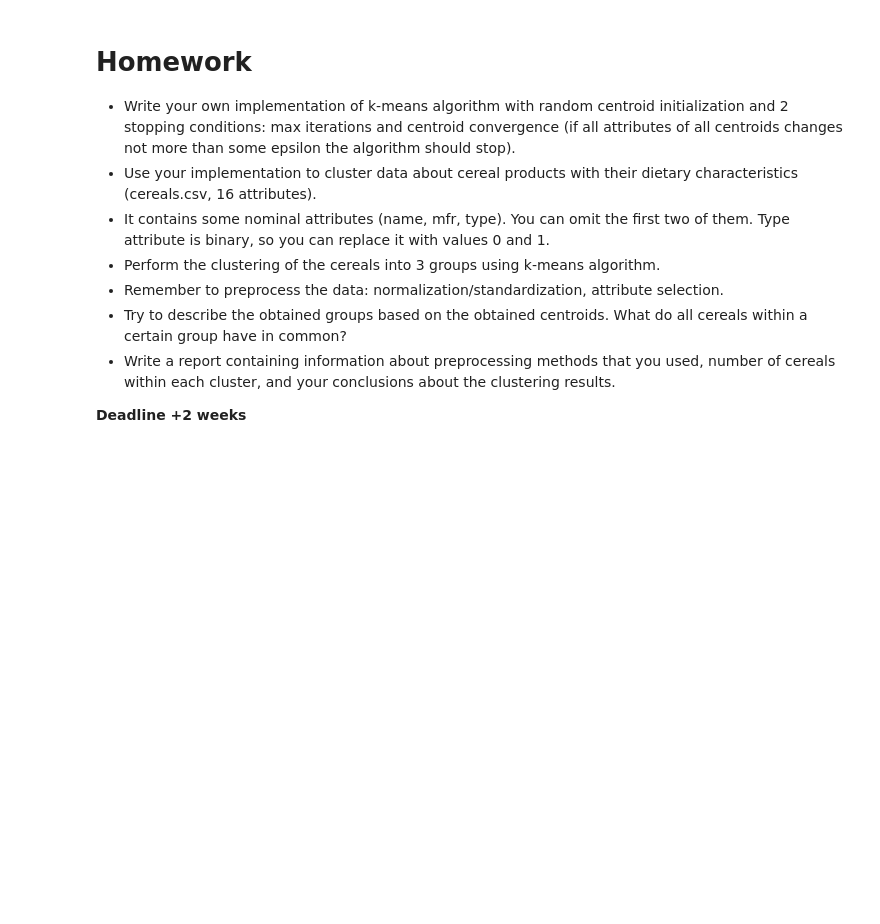
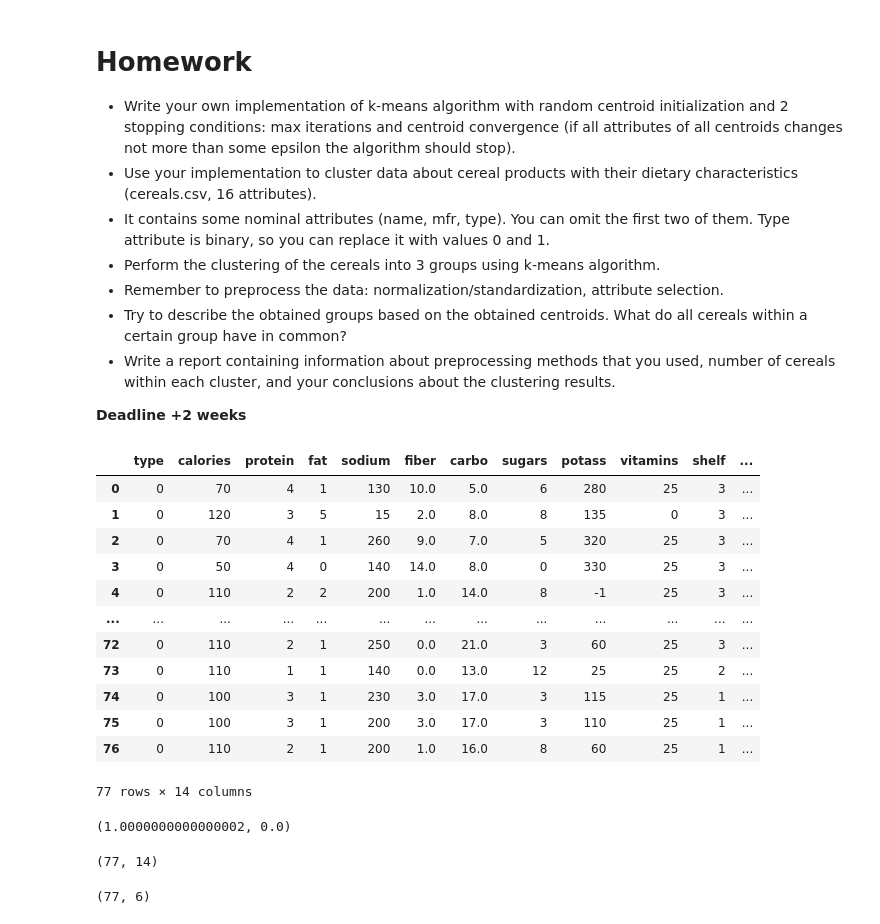
Before and after one commit to kamil271e/snum-lab, a Jupyter notebook: lab4_kmeans/k-means_exercises.ipynb, the cells around one changed output. Cells and saved outputs as stored; diff of their text form; code cells hidden in the pictures; blank space fills up the shorter version.

```diff
--- a/lab4_kmeans/k-means_exercises.ipynb
+++ b/lab4_kmeans/k-means_exercises.ipynb
@@ -177,0 +201,40 @@ data.head()
+# %%
+X = pd.read_csv('cereal.csv')
+X = X.drop(['name', 'mfr'], axis=1)
+types = X.type.unique()
+X.loc[X['type'] == types[0], 'type'] = 0
+X.loc[X['type'] == types[1], 'type'] = 1
+X
+# %% [output]
+|  | type | calories | protein | fat | sodium | fiber | carbo | sugars | potass | vitamins | shelf | ... |
+| 0 | 0 | 70 | 4 | 1 | 130 | 10.0 | 5.0 | 6 | 280 | 25 | 3 | ... |
+| 1 | 0 | 120 | 3 | 5 | 15 | 2.0 | 8.0 | 8 | 135 | 0 | 3 | ... |
+| 2 | 0 | 70 | 4 | 1 | 260 | 9.0 | 7.0 | 5 | 320 | 25 | 3 | ... |
+| 3 | 0 | 50 | 4 | 0 | 140 | 14.0 | 8.0 | 0 | 330 | 25 | 3 | ... |
+| 4 | 0 | 110 | 2 | 2 | 200 | 1.0 | 14.0 | 8 | -1 | 25 | 3 | ... |
+| ... | ... | ... | ... | ... | ... | ... | ... | ... | ... | ... | ... | ... |
+| 72 | 0 | 110 | 2 | 1 | 250 | 0.0 | 21.0 | 3 | 60 | 25 | 3 | ... |
+| 73 | 0 | 110 | 1 | 1 | 140 | 0.0 | 13.0 | 12 | 25 | 25 | 2 | ... |
+| 74 | 0 | 100 | 3 | 1 | 230 | 3.0 | 17.0 | 3 | 115 | 25 | 1 | ... |
+| 75 | 0 | 100 | 3 | 1 | 200 | 3.0 | 17.0 | 3 | 110 | 25 | 1 | ... |
+| 76 | 0 | 110 | 2 | 1 | 200 | 1.0 | 16.0 | 8 | 60 | 25 | 1 | ... |
+77 rows × 14 columns
+# %%
+def normalize_data(X, scaler_type = 'min_max'):
+    if scaler_type == "min_max":
+        scaler = MinMaxScaler()
+    elif scaler_type == "standard":
+        scaler = StandardScaler()
+    elif scaler_type == "max_abs":
+        scaler = MaxAbsScaler()
+    else:
+        print(f"{scaler_type} scaler not implemented")
+        raise ValueError
+
+    X = scaler.fit_transform(X)
+    return X
+
+X = normalize_data(X)
+X.max(), X.min()
+# %% [output]
+(1.0000000000000002, 0.0)
@@ -177,0 +245,4 @@ data.head()
+# %%
+X.shape
+# %% [output]
+(77, 14)
@@ -177,0 +251,4 @@ data.head()
+# %%
+X.shape
+# %% [output]
+(77, 6)
```
Also changed, not shown: parts of 12 cells of this notebook.
